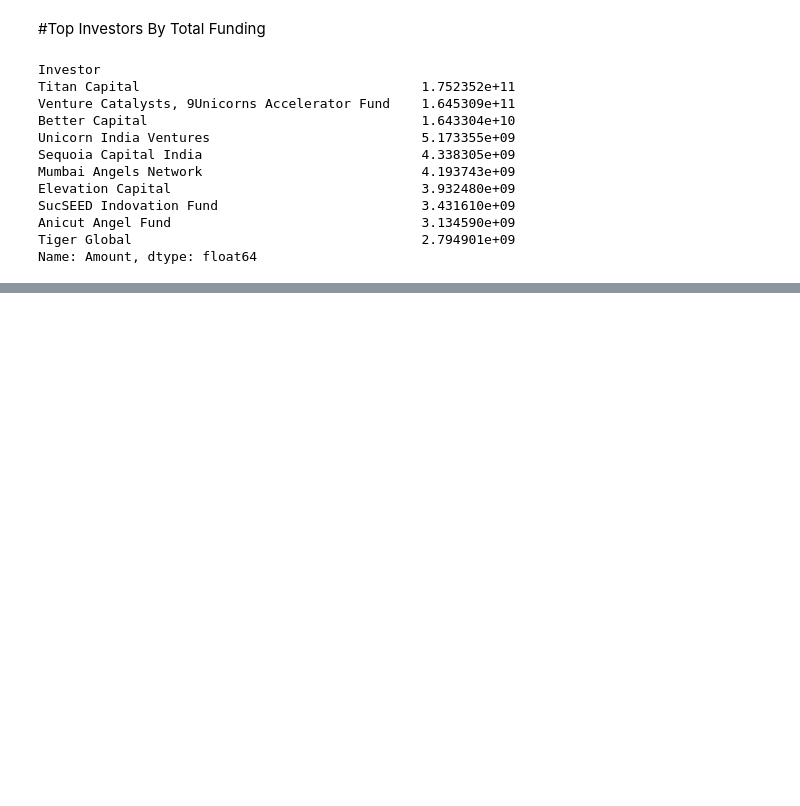
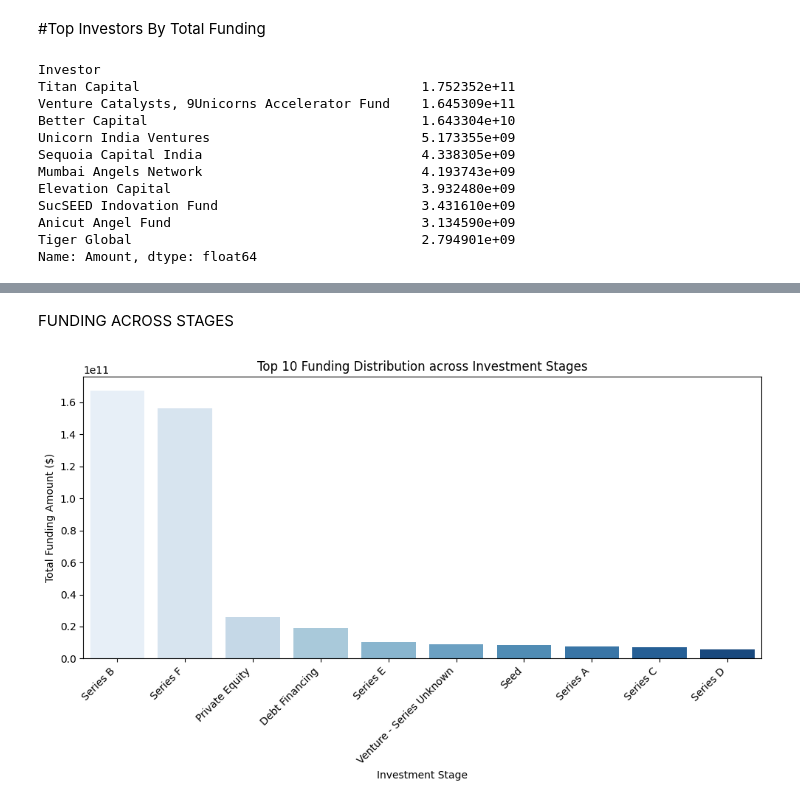
Before and after one commit to codeayiku/Demo-indian-start-up, a Jupyter notebook: Notebooks/India.ipynb, the cells around one changed output, grey strips where cells are left out. Cells and saved outputs as stored; diff of their text form; code cells hidden in the pictures; blank space fills up the shorter version.

```diff
--- a/Notebooks/India.ipynb
+++ b/Notebooks/India.ipynb
@@ -1143,0 +1222,20 @@ Name: Amount, dtype: float64
+# %% [markdown]
+FUNDING ACROSS STAGES
+# %%
+# Calculate the total funding amount for each stage
+stage_funding = df_combined.groupby('Stage')['Amount'].sum().sort_values(ascending=False)
+
+# Get the top 10 stages by total funding amount
+top_stages = stage_funding.head(10)
+
+# Create a bar plot for the top 10 stages
+plt.figure(figsize=(10, 6))
+sns.barplot(x=top_stages.index, y=top_stages.values, palette='Blues')
+plt.title('Top 10 Funding Distribution across Investment Stages')
+plt.xlabel('Investment Stage')
+plt.ylabel('Total Funding Amount ($)')
+plt.xticks(rotation=45, ha='right')
+plt.tight_layout()
+plt.show()
+# %% [output]
+[figure, added]
```
Also changed, not shown: parts of 8 cells of this notebook.
